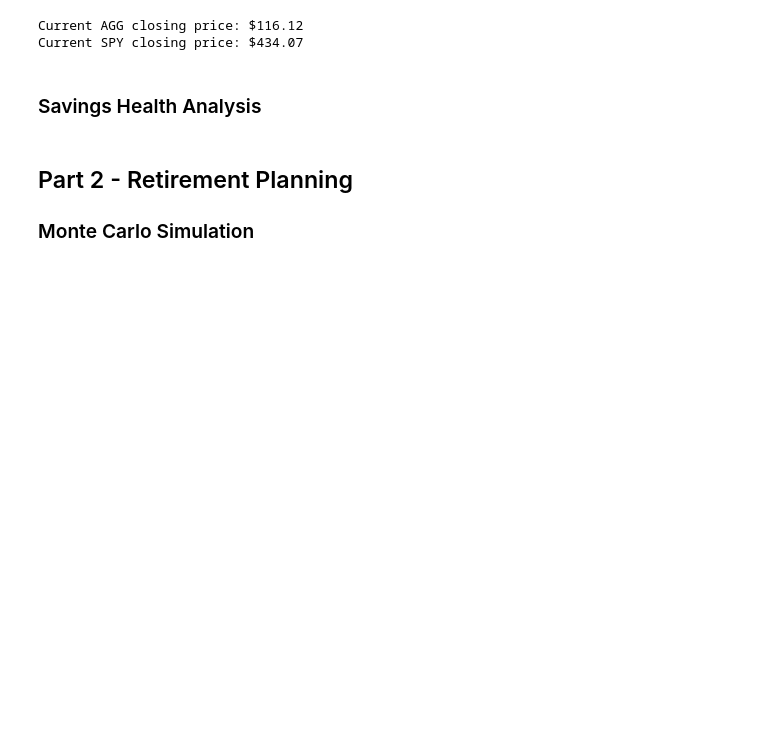
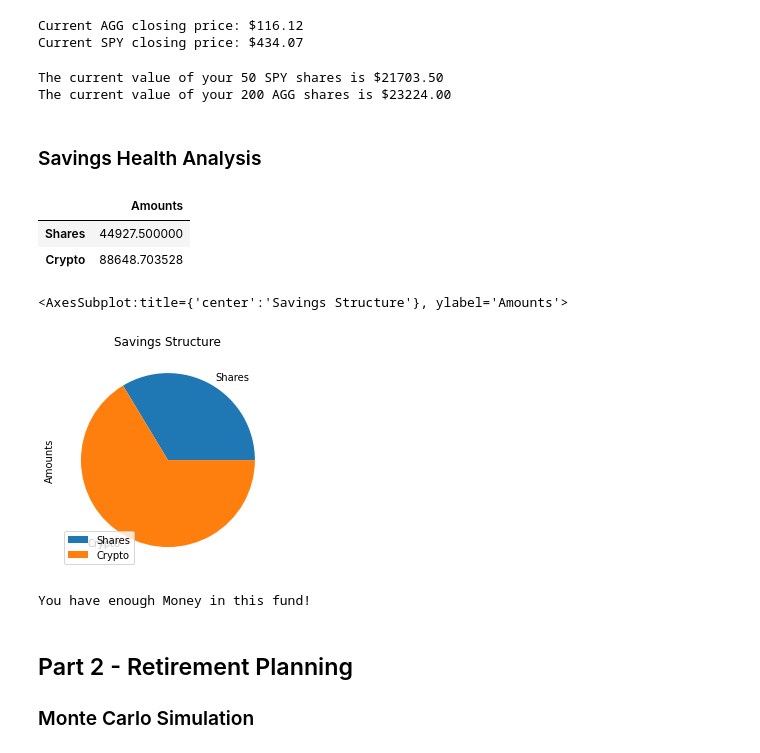
Before and after one commit to MoBerr/API_FInancial-Planner, a Jupyter notebook: Instructions/Starter_Code/financial-planner.ipynb, the cells around one changed output. Cells and saved outputs as stored; diff of their text form; code cells hidden in the pictures; blank space fills up the shorter version.

```diff
--- a/Instructions/Starter_Code/financial-planner.ipynb
+++ b/Instructions/Starter_Code/financial-planner.ipynb
@@ -53,3 +53,10 @@ The current value of your 5.3 ETH is $21120.55
 # Set current amount of shares
 my_agg = 200
 my_spy = 50
+
+shares_data = { "shares":[200,50]}
+tickers = ["AGG","SPY"]
+#Shares portfolio dataframe
+
+shares_df = pd.DataFrame(shares_data, index=tickers)
+shares_df
@@ -107,25 +118,33 @@ Current AGG closing price: $116.12
 Current SPY closing price: $434.07
 # %%
 # Compute the current value of shares
-# YOUR CODE HERE!
-
+my_spy_value = spy_close_price * shares_df.loc["SPY"]["shares"]
+my_agg_value = agg_close_price * shares_df.loc["AGG"]["shares"]
 # Print current value of shares
 print(f"The current value of your {my_spy} SPY shares is ${my_spy_value:0.2f}")
 print(f"The current value of your {my_agg} AGG shares is ${my_agg_value:0.2f}")
+# %% [output]
+The current value of your 50 SPY shares is $21703.50
+The current value of your 200 AGG shares is $23224.00
 # %% [markdown]
 ### Savings Health Analysis
 # %%
 # Set monthly household income
-# YOUR CODE HERE!
-
+monthly_income = 8000
 # Consolidate financial assets data
-# YOUR CODE HERE!
-
+financial_assets = [my_agg_value + my_spy_value, my_btc_value + my_eth_value]
 # Create savings DataFrame
-# YOUR CODE HERE!
+df_savings = pd.DataFrame(financial_assets, index=["Shares","Crypto"], columns=["Amounts"])
 
 # Display savings DataFrame
 display(df_savings)
+# %% [output]
+|  | Amounts |
+| Shares | 44927.500000 |
+| Crypto | 88648.703528 |
 # %%
 # Plot savings pie chart
-# YOUR CODE HERE!
+df_savings.plot.pie(y="Amounts", title = "Savings Structure")
+# %% [output]
+<AxesSubplot:title={'center':'Savings Structure'}, ylabel='Amounts'>
+[figure, added]
@@ -141,3 +151,24 @@ emergency_fund = monthly_income * 3
+# %%
+# Set ideal emergency fund
+emergency_fund = monthly_income * 3
+
+# Calculate total amount of savings
+total_savings = df_savings.sum()
+total_savings = total_savings["Amounts"]
+total_savings
+
+required = total_savings - emergency_fund
+
+
+# Validate saving health
+if total_savings > emergency_fund :
+    print("You have enough Money in this fund!")
+elif total_savings == emergency_fund:
+    print("You are on par with your Financial Goal")
+elif total_savings < emergency_fund:
+    print(f"You need ${required} to reach your goal of saving enough in your emergency fund.")
+# %% [output]
+You have enough Money in this fund!
 # %% [markdown]
 ## Part 2 - Retirement Planning
 
```
Also changed, not shown: parts of 32 cells of this notebook.
